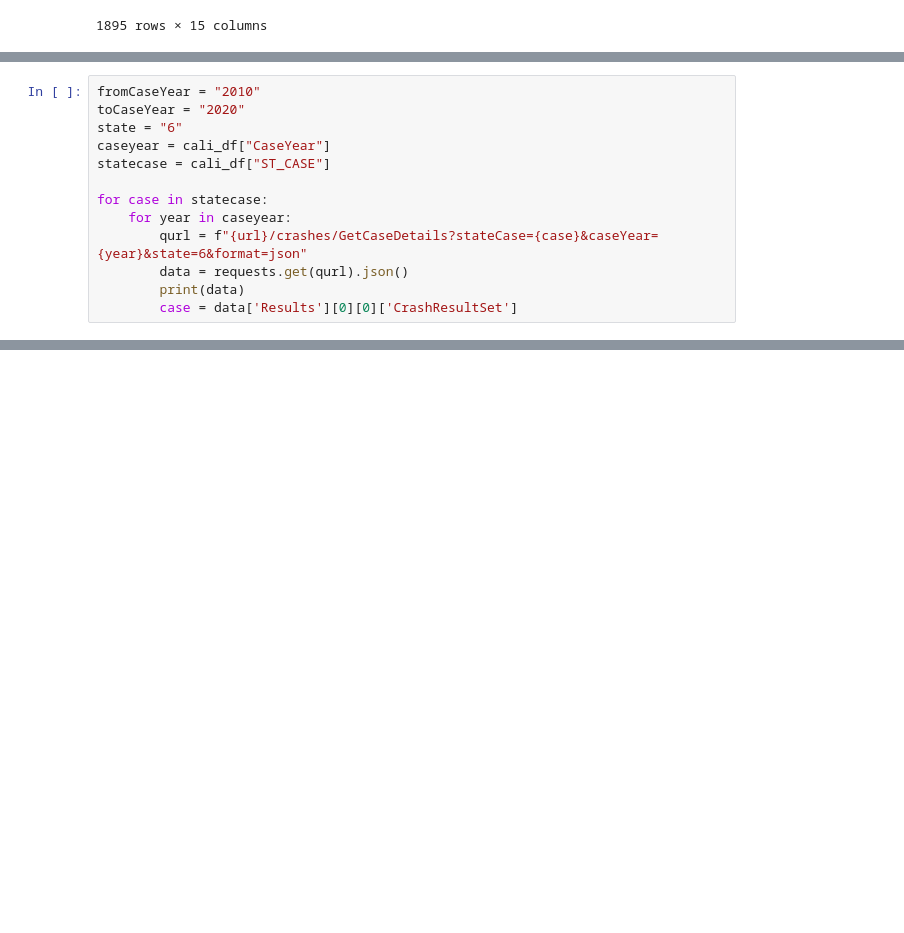
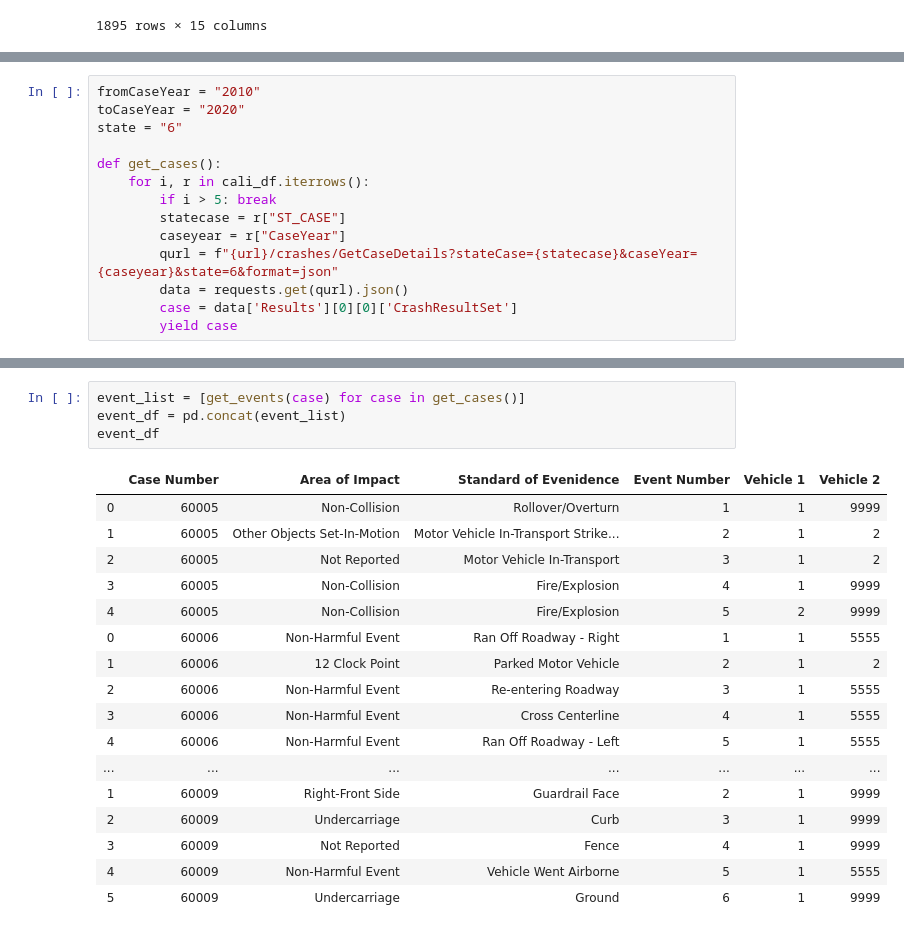
Before and after one commit to mwhitmore1/ucsd_bootcamp-traffic_accident_analysis, a Jupyter notebook: notebooks/data_processing.ipynb, the cells around one changed output, grey strips where cells are left out. Cells and saved outputs as stored; diff of their text form; blank space fills up the shorter version.

Commit message:
Combined list of accident details into single dataframe

```diff
--- a/notebooks/data_processing.ipynb
+++ b/notebooks/data_processing.ipynb
@@ -56,12 +122,13 @@ cali_df
 fromCaseYear = "2010"
 toCaseYear = "2020"
 state = "6"
-caseyear = cali_df["CaseYear"]
-statecase = cali_df["ST_CASE"]
 
-for case in statecase:
-    for year in caseyear:
-        qurl = f"{url}/crashes/GetCaseDetails?stateCase={case}&caseYear={year}&state=6&format=json"
+def get_cases():
+    for i, r in cali_df.iterrows():
+        if i > 5: break
+        statecase = r["ST_CASE"]
+        caseyear = r["CaseYear"]
+        qurl = f"{url}/crashes/GetCaseDetails?stateCase={statecase}&caseYear={caseyear}&state=6&format=json"
         data = requests.get(qurl).json()
-        print(data)
         case = data['Results'][0][0]['CrashResultSet']
+        yield case
@@ -153,0 +152,22 @@ get_events(case)
+# %%
+event_list = [get_events(case) for case in get_cases()]
+event_df = pd.concat(event_list)
+event_df
+# %% [output]
+|  | Case Number | Area of Impact | Standard of Evenidence | Event Number | Vehicle 1 | Vehicle 2 |
+| 0 | 60005 | Non-Collision | Rollover/Overturn | 1 | 1 | 9999 |
+| 1 | 60005 | Other Objects Set-In-Motion | Motor Vehicle In-Transport Strike... | 2 | 1 | 2 |
+| 2 | 60005 | Not Reported | Motor Vehicle In-Transport | 3 | 1 | 2 |
+| 3 | 60005 | Non-Collision | Fire/Explosion | 4 | 1 | 9999 |
+| 4 | 60005 | Non-Collision | Fire/Explosion | 5 | 2 | 9999 |
+| 0 | 60006 | Non-Harmful Event | Ran Off Roadway - Right | 1 | 1 | 5555 |
+| 1 | 60006 | 12 Clock Point | Parked Motor Vehicle | 2 | 1 | 2 |
+| 2 | 60006 | Non-Harmful Event | Re-entering Roadway | 3 | 1 | 5555 |
+| 3 | 60006 | Non-Harmful Event | Cross Centerline | 4 | 1 | 5555 |
+| 4 | 60006 | Non-Harmful Event | Ran Off Roadway - Left | 5 | 1 | 5555 |
+| ... | ... | ... | ... | ... | ... | ... |
+| 1 | 60009 | Right-Front Side | Guardrail Face | 2 | 1 | 9999 |
+| 2 | 60009 | Undercarriage | Curb | 3 | 1 | 9999 |
+| 3 | 60009 | Not Reported | Fence | 4 | 1 | 9999 |
+| 4 | 60009 | Non-Harmful Event | Vehicle Went Airborne | 5 | 1 | 5555 |
+| 5 | 60009 | Undercarriage | Ground | 6 | 1 | 9999 |
```
Also changed, not shown: parts of 6 cells of this notebook.
